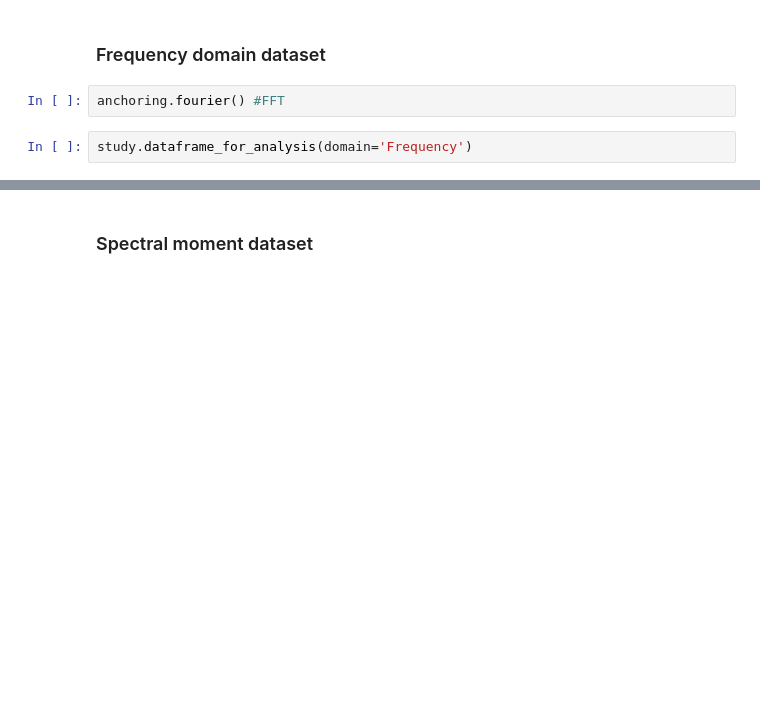
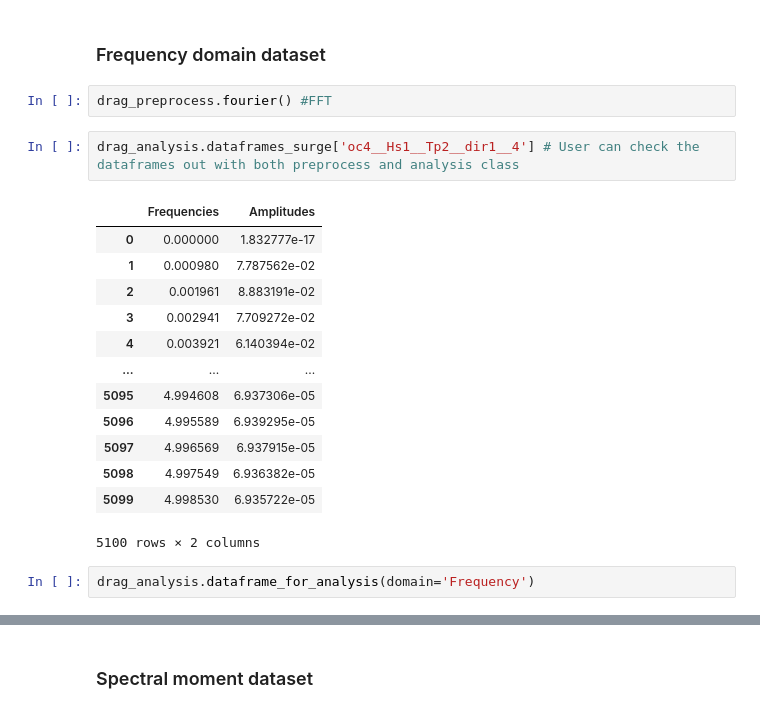
Before and after one commit to arturodmor/Mooring_anomaly_detector, a Jupyter notebook: notebooks/1_Understanding_package/1_1_build_dataset.ipynb, the cells around one changed output, grey strips where cells are left out. Drawn from its saved outputs; the diff is of its cells as text; blank space fills up the shorter version.

```diff
--- a/notebooks/1_Understanding_package/1_1_build_dataset.ipynb
+++ b/notebooks/1_Understanding_package/1_1_build_dataset.ipynb
@@ -66,7 +66,23 @@ study.df_surge
 # %% [markdown]
 ### Frequency domain dataset
 # %%
-anchoring.fourier() #FFT
+drag_preprocess.fourier() #FFT
+# %%
+drag_analysis.dataframes_surge['oc4__Hs1__Tp2__dir1__4'] # User can check the dataframes out with both preprocess and analysis class
+# %% [output]
+|  | Frequencies | Amplitudes |
+| 0 | 0.000000 | 1.832777e-17 |
+| 1 | 0.000980 | 7.787562e-02 |
+| 2 | 0.001961 | 8.883191e-02 |
+| 3 | 0.002941 | 7.709272e-02 |
+| 4 | 0.003921 | 6.140394e-02 |
+| ... | ... | ... |
+| 5095 | 4.994608 | 6.937306e-05 |
+| 5096 | 4.995589 | 6.939295e-05 |
+| 5097 | 4.996569 | 6.937915e-05 |
+| 5098 | 4.997549 | 6.936382e-05 |
+| 5099 | 4.998530 | 6.935722e-05 |
+5100 rows × 2 columns
 # %%
-study.dataframe_for_analysis(domain='Frequency')
+drag_analysis.dataframe_for_analysis(domain='Frequency')
 # %%
```
Also changed, not shown: parts of 10 cells of this notebook.
